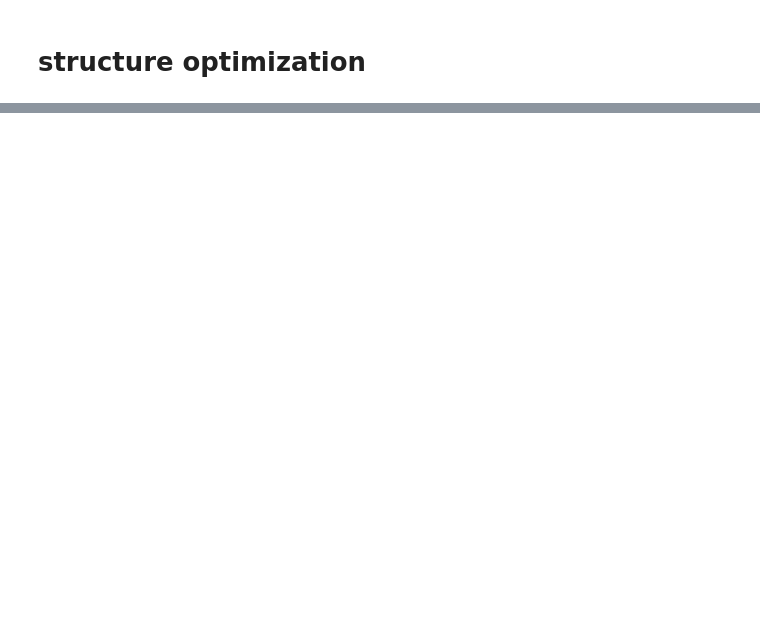
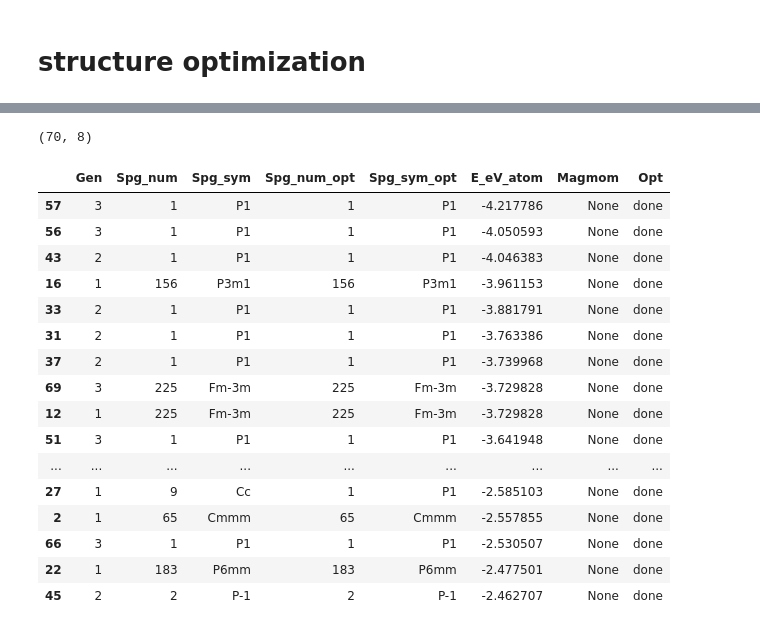
Before and after one commit to nim-hrkn/aiida_cryspy, a Jupyter notebook: example/lammps_GaN_8_EA/0130.test4.ipynb, the cells around one changed output, grey strips where cells are left out. Drawn from its saved outputs; the diff is of its cells as text; code cells hidden in the pictures; blank space fills up the shorter version.

```diff
--- a/example/lammps_GaN_8_EA/0130.test4.ipynb
+++ b/example/lammps_GaN_8_EA/0130.test4.ipynb
@@ -289,3 +484,0 @@ next_sg_results
-# %%
-stat = next_sg_results["stat"]
-stat.get_dict()
@@ -410,6 +877,25 @@ all_initial_structures_node.structurecollection.keys(), all_optimized_structures
 # %%
 rslt_data_node_new = generate_rlst(all_initial_structures_node, all_optimized_structures_node,
                               optimize_result["results"],
-                              ea_id_node, rslt_data_node)
+                              ea_id_node, rslt_data_node, stat_node)
 print(rslt_data_node_new.df.shape)
 rslt_data_node_new.df.sort_values(by="E_eV_atom").head(50)
+# %% [output]
+(70, 8)
+|  | Gen | Spg_num | Spg_sym | Spg_num_opt | Spg_sym_opt | E_eV_atom | Magmom | Opt |
+| 57 | 3 | 1 | P1 | 1 | P1 | -4.217786 | None | done |
+| 56 | 3 | 1 | P1 | 1 | P1 | -4.050593 | None | done |
+| 43 | 2 | 1 | P1 | 1 | P1 | -4.046383 | None | done |
+| 16 | 1 | 156 | P3m1 | 156 | P3m1 | -3.961153 | None | done |
+| 33 | 2 | 1 | P1 | 1 | P1 | -3.881791 | None | done |
+| 31 | 2 | 1 | P1 | 1 | P1 | -3.763386 | None | done |
+| 37 | 2 | 1 | P1 | 1 | P1 | -3.739968 | None | done |
+| 69 | 3 | 225 | Fm-3m | 225 | Fm-3m | -3.729828 | None | done |
+| 12 | 1 | 225 | Fm-3m | 225 | Fm-3m | -3.729828 | None | done |
+| 51 | 3 | 1 | P1 | 1 | P1 | -3.641948 | None | done |
+| ... | ... | ... | ... | ... | ... | ... | ... | ... |
+| 27 | 1 | 9 | Cc | 1 | P1 | -2.585103 | None | done |
+| 2 | 1 | 65 | Cmmm | 65 | Cmmm | -2.557855 | None | done |
+| 66 | 3 | 1 | P1 | 1 | P1 | -2.530507 | None | done |
+| 22 | 1 | 183 | P6mm | 183 | P6mm | -2.477501 | None | done |
+| 45 | 2 | 2 | P-1 | 2 | P-1 | -2.462707 | None | done |
```
Also changed, not shown: parts of 63 cells of this notebook, 2 other files.
